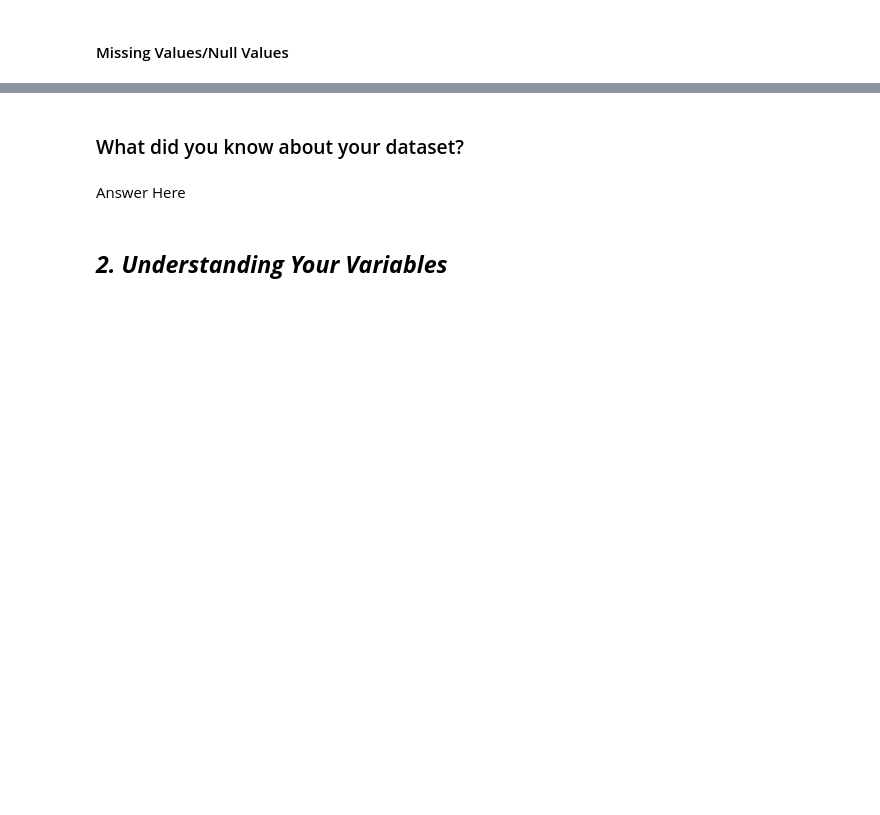
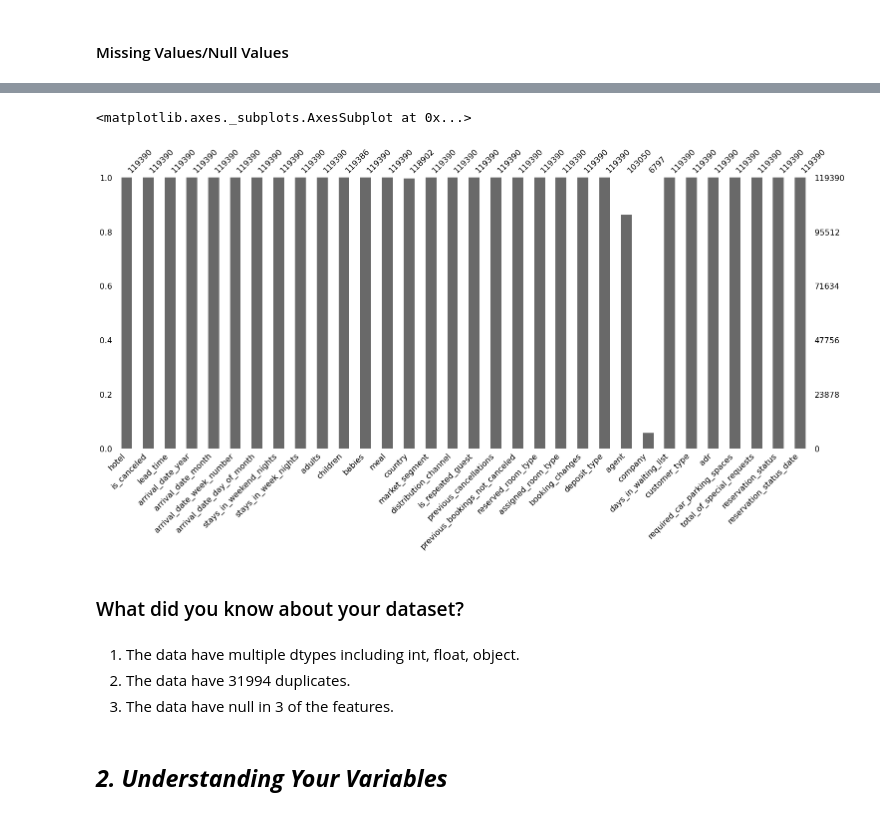
Before and after one commit to akashsinghsharma/almabetter-pythonEDA-project, a Jupyter notebook: EDA_Submission.ipynb, the cells around one changed output, grey strips where cells are left out. Cells and saved outputs as stored; diff of their text form; code cells hidden in the pictures; blank space fills up the shorter version.

```diff
--- a/EDA_Submission.ipynb
+++ b/EDA_Submission.ipynb
@@ -75,0 +82,7 @@ M - Multivariate Analysis
+# %%
+# Load Dataset
+
+from google.colab import drive
+drive.mount('/content/drive/')
+
+hotel_data = pd.read_csv('/content/drive/MyDrive/Data Science/AlmaBetter School/Capstone/Project 1/Data/Hotel Bookings.csv')
@@ -96,9 +171,17 @@ M - Multivariate Analysis
 # %%
 # Visualizing the missing values
+
+plt.figure(figsize = (10,15))
+msno.bar(hotel_data)
+# %% [output]
+<matplotlib.axes._subplots.AxesSubplot at 0x...>
+[figure, added]
 # %% [markdown]
 ### What did you know about your dataset?
-# %% [markdown]
-Answer Here
+# %% [markdown]
+1. The data have multiple dtypes including int, float, object.
+2. The data have 31994 duplicates.
+3. The data have null in 3 of the features.
 # %% [markdown]
 ## ***2. Understanding Your Variables***
 # %%
```
Also changed, not shown: parts of 16 cells of this notebook.
